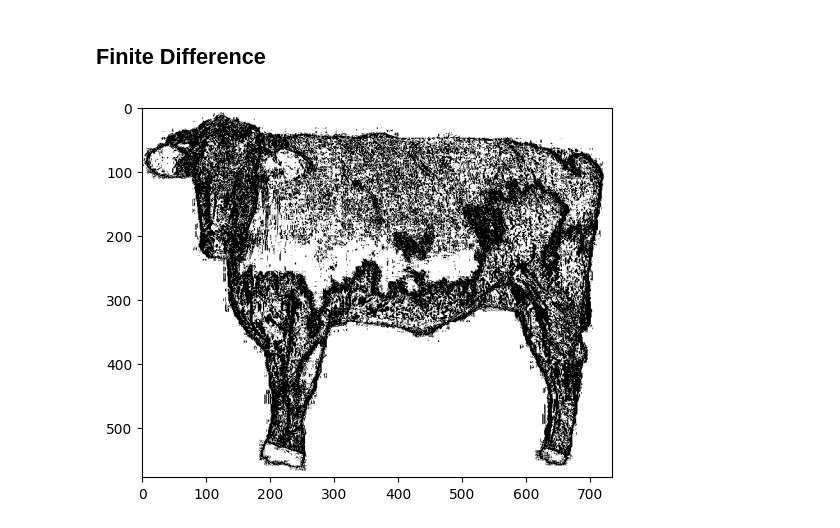
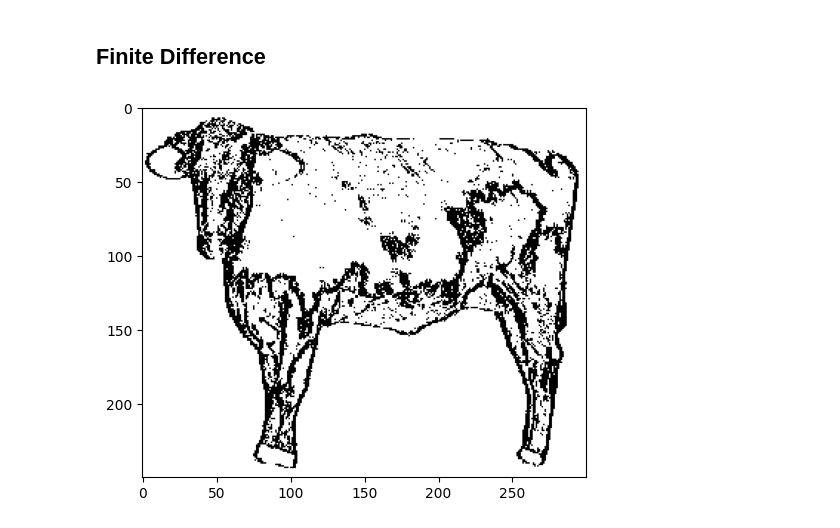
Before and after one commit to naragift/sapixy, a Jupyter notebook: main.ipynb, the cells around one changed output. Saved outputs shown, nothing was run; the diff lists cells and outputs as text; code cells hidden in the pictures.

```diff
--- a/main.ipynb
+++ b/main.ipynb
@@ -73,8 +73,8 @@ def resize_image(image, new_width, new_height):
 
     return resized_image
 
-new_width = 500
-new_height = 300
+new_width = 300
+new_height = 250
 
 resized_image = resize_image(image, new_width, new_height)
 # %% [markdown]
@@ -104,32 +104,32 @@ def calc_new_value(im, i, j, thresh):
         # forward
     elif j == n - 1:
         a = im[i][j]
         b = im[i][j-1]
         # backward
     else:
         a = im[i][j+1]
         b = im[i][j-1]
         h = 2
     return calc_thresh(abs(int(a[0]) - int(b[0])) / h, thresh)  # Update the list subtraction
 
 
 
 def apply(im, thresh):
     new_im = [row[:] for row in im]
     for i in range(len(im)):
         for j in range(len(im[i])):
             new_im[i][j] = calc_new_value(im, i, j, thresh)
     return new_im
 
 
 def display_im(im):
     plt.imshow(im, cmap='gray')
     plt.show()
 
 
 
 
-result = apply(image,1)
+result = apply(resized_image,6)
 display_im(result)
 # %% [output]
-[figure, old version]
+[figure, new version]
```
Also changed, not shown: parts of 1 cell of this notebook.
